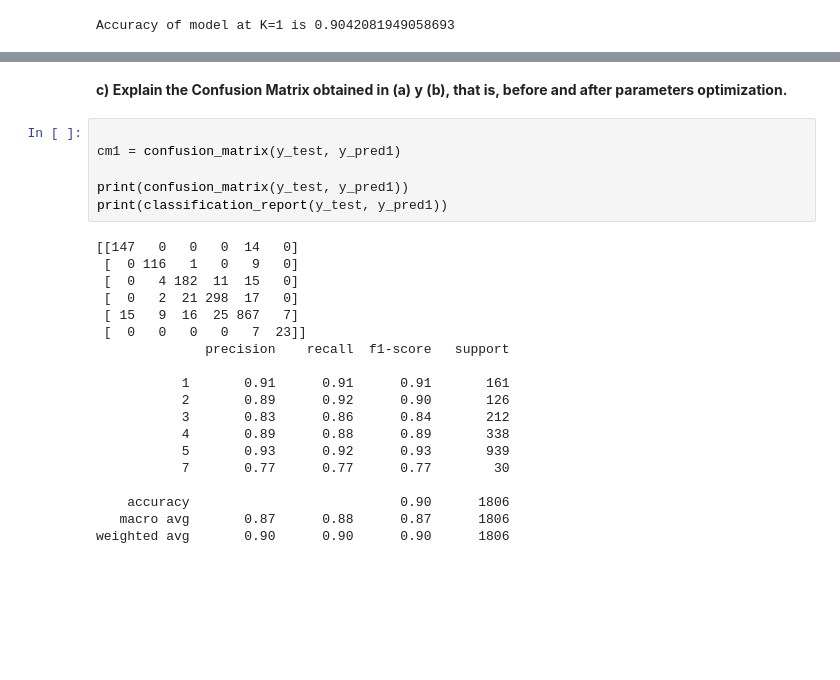
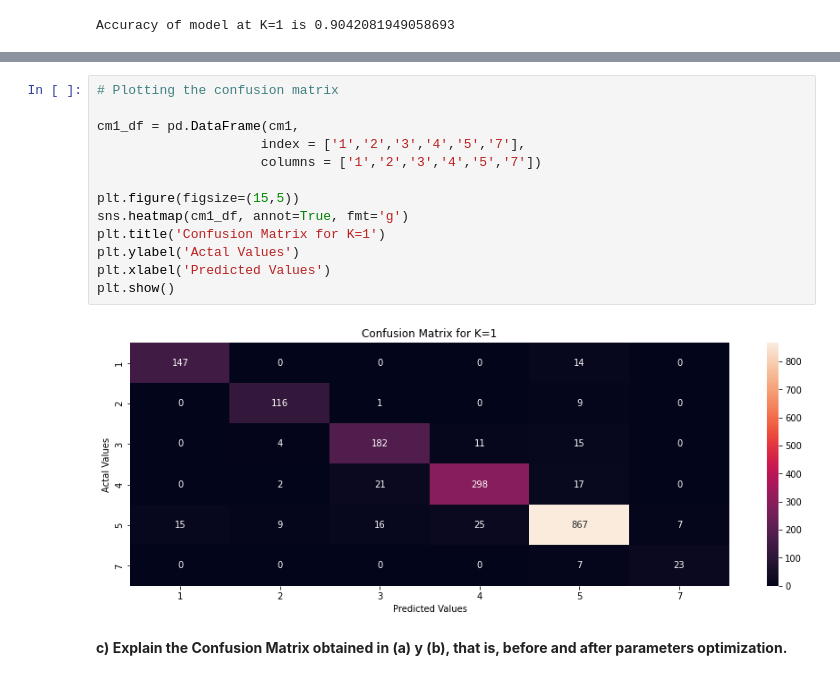
Before and after one commit to emily1618/Data-Portfolio, a Jupyter notebook: HW1.ipynb, the cells around one changed output, grey strips where cells are left out. Drawn from its saved outputs; the diff is of its cells as text; blank space fills up the shorter version.

```diff
--- a/HW1.ipynb
+++ b/HW1.ipynb
@@ -277,27 +302,17 @@ Accuracy of model at K=1 is 0.9042081949058693
+# %%
+# Plotting the confusion matrix
+
+cm1_df = pd.DataFrame(cm1,
+                     index = ['1','2','3','4','5','7'],
+                     columns = ['1','2','3','4','5','7'])
+
+plt.figure(figsize=(15,5))
+sns.heatmap(cm1_df, annot=True, fmt='g')
+plt.title('Confusion Matrix for K=1')
+plt.ylabel('Actal Values')
+plt.xlabel('Predicted Values')
+plt.show()
+# %% [output]
+[figure, added]
 # %% [markdown]
 **c) Explain the Confusion Matrix obtained in (a) y (b), that is, before and after parameters optimization.**
-# %%
-
-cm1 = confusion_matrix(y_test, y_pred1)
-
-print(confusion_matrix(y_test, y_pred1))
-print(classification_report(y_test, y_pred1))
-# %% [output]
-[[147   0   0   0  14   0]
- [  0 116   1   0   9   0]
- [  0   4 182  11  15   0]
- [  0   2  21 298  17   0]
- [ 15   9  16  25 867   7]
- [  0   0   0   0   7  23]]
-              precision    recall  f1-score   support
-
-           1       0.91      0.91      0.91       161
-           2       0.89      0.92      0.90       126
-           3       0.83      0.86      0.84       212
-           4       0.89      0.88      0.89       338
-           5       0.93      0.92      0.93       939
-           7       0.77      0.77      0.77        30
-
-    accuracy                           0.90      1806
-   macro avg       0.87      0.88      0.87      1806
-weighted avg       0.90      0.90      0.90      1806
```
Also changed, not shown: parts of 6 cells of this notebook.
